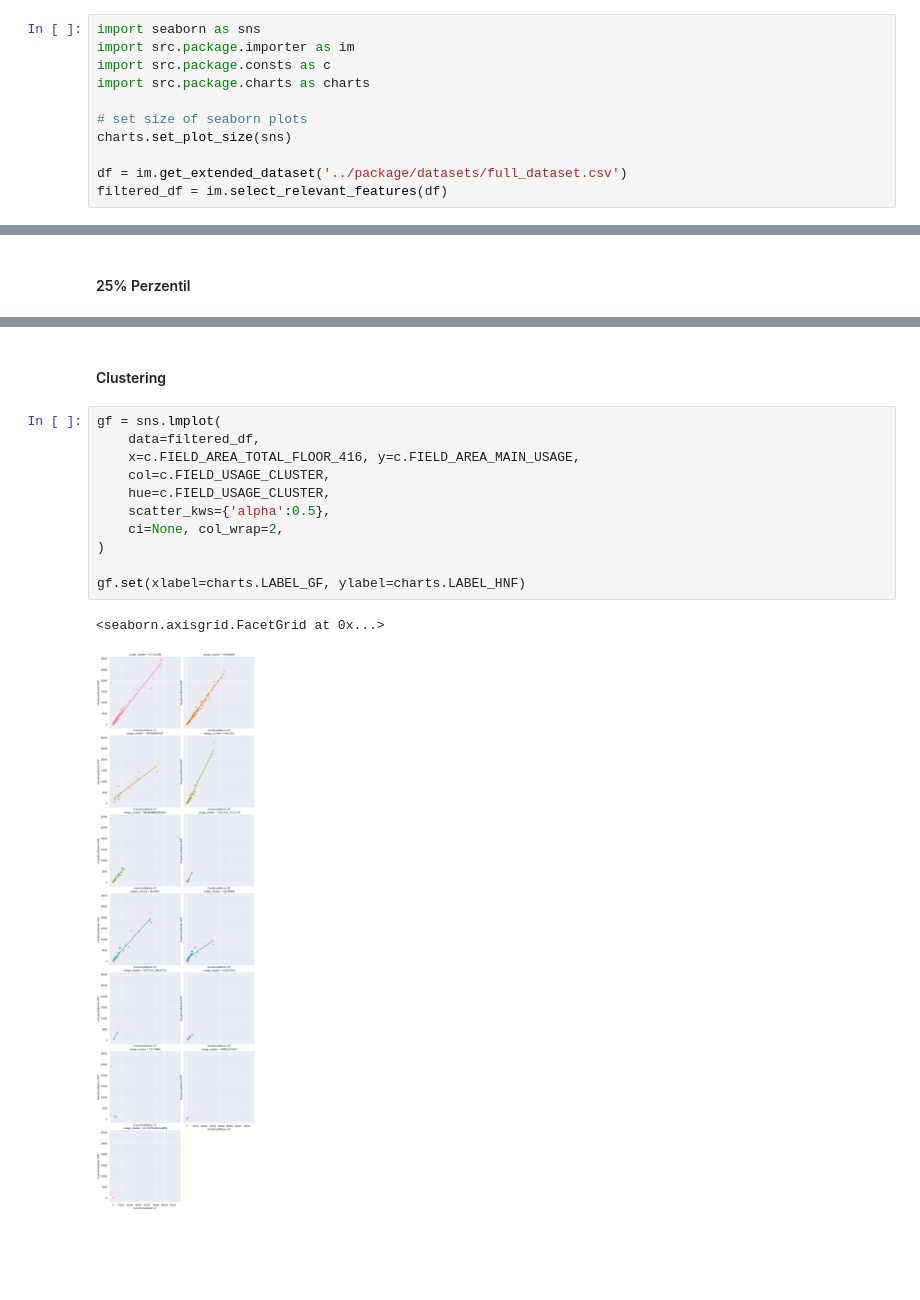
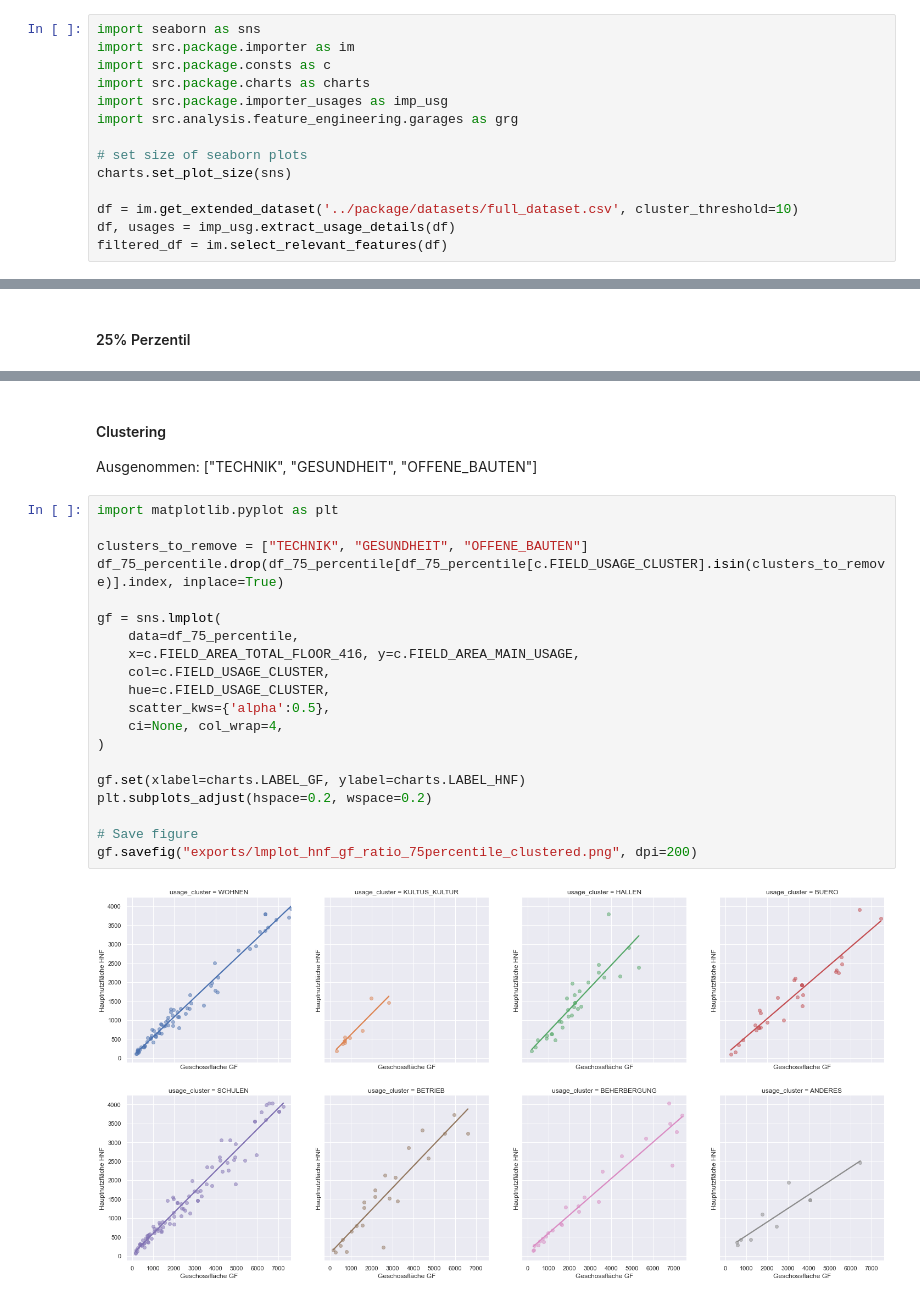
Before and after one commit to FHNW-RW/ip5-metriken-bauwesen, a Jupyter notebook: src/analysis/hnf_gf.ipynb, the cells around one changed output, grey strips where cells are left out. Drawn from its saved outputs; the diff is of its cells as text; blank space fills up the shorter version.

Commit message:
Add new visualizations.

```diff
--- a/src/analysis/hnf_gf.ipynb
+++ b/src/analysis/hnf_gf.ipynb
@@ -5,11 +5,14 @@ import seaborn as sns
 import src.package.importer as im
 import src.package.consts as c
 import src.package.charts as charts
+import src.package.importer_usages as imp_usg
+import src.analysis.feature_engineering.garages as grg
 
 # set size of seaborn plots
 charts.set_plot_size(sns)
 
-df = im.get_extended_dataset('../package/datasets/full_dataset.csv')
+df = im.get_extended_dataset('../package/datasets/full_dataset.csv', cluster_threshold=10)
+df, usages = imp_usg.extract_usage_details(df)
 filtered_df = im.select_relevant_features(df)
 # %% [markdown]
 ### Allgemein
@@ -69,16 +76,25 @@ charts.lmplot_gf_hnf(df_25_percentile)
 # %% [markdown]
 #### Clustering
+Ausgenommen: ["TECHNIK", "GESUNDHEIT", "OFFENE_BAUTEN"]
 # %%
+import matplotlib.pyplot as plt
+
+clusters_to_remove = ["TECHNIK", "GESUNDHEIT", "OFFENE_BAUTEN"]
+df_75_percentile.drop(df_75_percentile[df_75_percentile[c.FIELD_USAGE_CLUSTER].isin(clusters_to_remove)].index, inplace=True)
+
 gf = sns.lmplot(
-    data=filtered_df,
+    data=df_75_percentile,
     x=c.FIELD_AREA_TOTAL_FLOOR_416, y=c.FIELD_AREA_MAIN_USAGE,
     col=c.FIELD_USAGE_CLUSTER,
     hue=c.FIELD_USAGE_CLUSTER,
     scatter_kws={'alpha':0.5},
-    ci=None, col_wrap=2,
+    ci=None, col_wrap=4,
 )
 
 gf.set(xlabel=charts.LABEL_GF, ylabel=charts.LABEL_HNF)
+plt.subplots_adjust(hspace=0.2, wspace=0.2)
+
+# Save figure
+gf.savefig("exports/lmplot_hnf_gf_ratio_75percentile_clustered.png", dpi=200)
 # %% [output]
-<seaborn.axisgrid.FacetGrid at 0x...>
-[figure, old version]
+[figure, new version]
```
Also changed, not shown: parts of 10 cells of this notebook, 4 other files.
